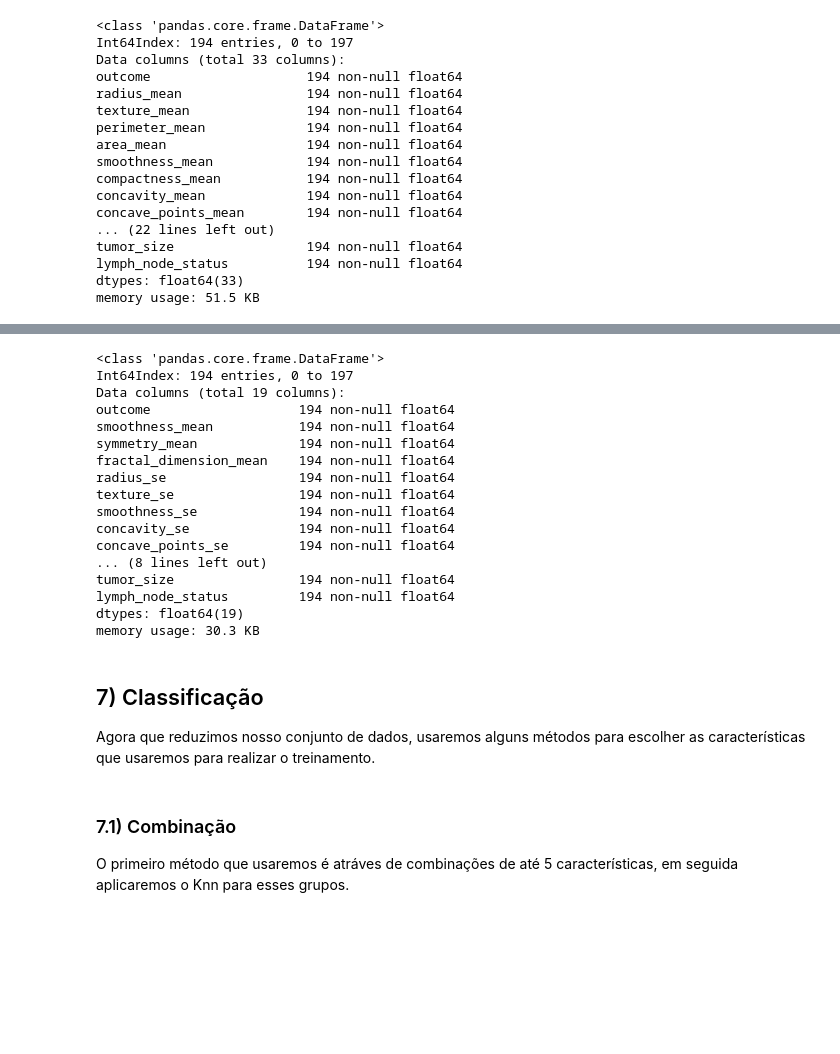
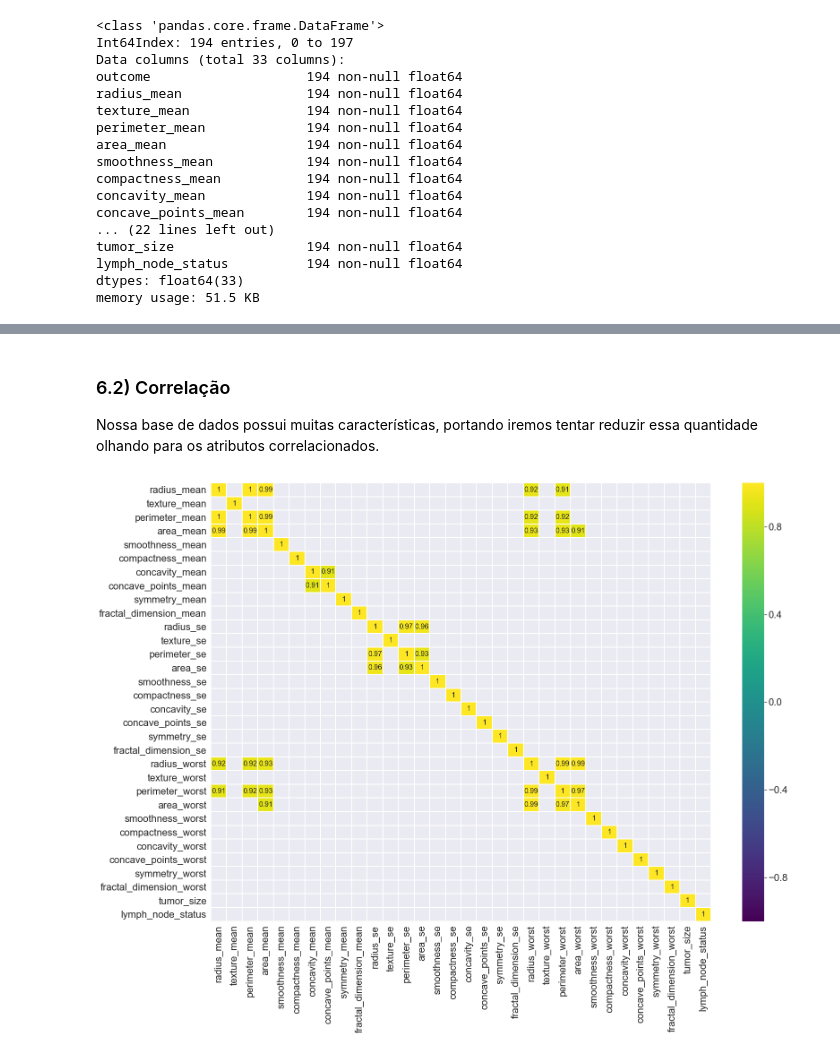
Before and after one commit to DWalterJansen/topicosIC, a Jupyter notebook: Equipe/Trabalho Final/Trabalho Final.ipynb, the cells around one changed output, grey strips where cells are left out. Saved outputs shown, nothing was run; the diff lists cells and outputs as text; code cells hidden in the pictures; blank space fills up the shorter version.

```diff
--- a/Equipe/Trabalho Final/Trabalho Final.ipynb
+++ b/Equipe/Trabalho Final/Trabalho Final.ipynb
@@ -448,32 +353,18 @@ sns.pairplot(selected, hue='outcome', palette="husl")
-# %%
-# Criando novo DataFrame com menos características
-data = wpbc.drop(columns=['radius_mean', 'perimeter_mean', 'compactness_mean', 'concave_points_mean', 'perimeter_se', 'area_se',
-                         'compactness_se', 'radius_worst', 'area_se', 'texture_mean', 'area_mean', 'radius_worst', 'perimeter_worst',
-                         'compactness_worst', 'concavity_mean', 'fractal_dimension_worst', 'compactness_worst'])
-data.info()
-# %% [output]
-<class 'pandas.core.frame.DataFrame'>
-Int64Index: 194 entries, 0 to 197
-Data columns (total 19 columns):
-outcome                   194 non-null float64
-smoothness_mean           194 non-null float64
-symmetry_mean             194 non-null float64
-fractal_dimension_mean    194 non-null float64
-radius_se                 194 non-null float64
-texture_se                194 non-null float64
-smoothness_se             194 non-null float64
-concavity_se              194 non-null float64
-concave_points_se         194 non-null float64
-... (8 lines left out)
-tumor_size                194 non-null float64
-lymph_node_status         194 non-null float64
-dtypes: float64(19)
-memory usage: 30.3 KB
-# %% [markdown]
-<h2>7) Classificação</h2>
-
-<p>Agora que reduzimos nosso conjunto de dados, usaremos alguns métodos para escolher as características que usaremos para realizar o treinamento.
-# %% [markdown]
-<h3>7.1) Combinação</h3>
-
-<p>O primeiro método que usaremos é atráves de combinações de até 5 características, em seguida aplicaremos o Knn para esses grupos.</p>
+# %% [markdown]
+<h3>6.2) Correlação</h3>
+
+<p>Nossa base de dados possui muitas características, portando iremos tentar reduzir essa quantidade olhando para os atributos correlacionados.</p>
+# %%
+# Gerando a correlação das características
+corr = wpbc.drop('outcome', axis=1).corr() # We already examined SalePrice correlations
+plt.figure(figsize=(25, 18))
+sns.set_context("poster")
+sns.set(font_scale=2.0)
+
+
+# Exibindo as correlações maiores que 0.75 e menor que -0.75
+c = sns.heatmap(corr[(corr >= 0.9) | (corr <= -0.9)],
+            cmap='viridis', vmax=1.0, vmin=-1.0, linewidths=1,
+            annot=True, annot_kws={"size": 16}, square=False);
+# %% [output]
+[figure, added]
```
Also changed, not shown: parts of 58 cells of this notebook.
